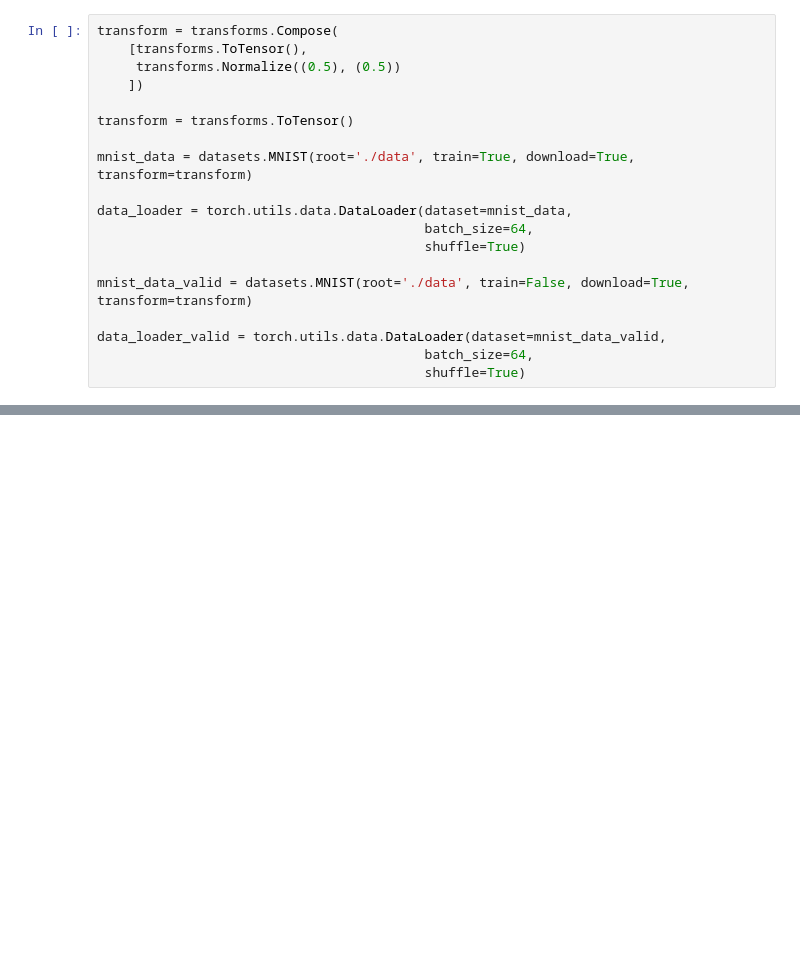
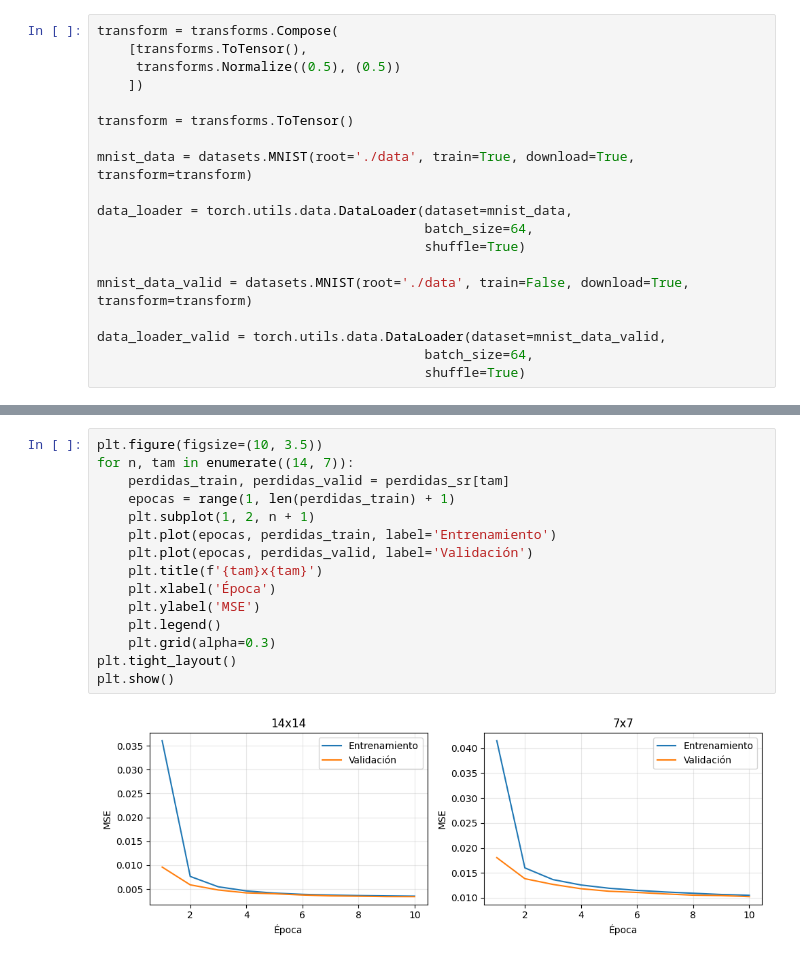
Before and after one commit to Aprendizaje-Automatico-II/Autoencoders, a Jupyter notebook: superresolucion.ipynb, the cells around one changed output, grey strips where cells are left out. Saved outputs shown, nothing was run; the diff lists cells and outputs as text; blank space fills up the shorter version.

Commit message:
Entrenamiento, matrices de resultados y comparación con interpolación bilineal en superresolución

```diff
--- a/superresolucion.ipynb
+++ b/superresolucion.ipynb
@@ -230,0 +314,17 @@ for tam in (14, 7):
+# %%
+plt.figure(figsize=(10, 3.5))
+for n, tam in enumerate((14, 7)):
+    perdidas_train, perdidas_valid = perdidas_sr[tam]
+    epocas = range(1, len(perdidas_train) + 1)
+    plt.subplot(1, 2, n + 1)
+    plt.plot(epocas, perdidas_train, label='Entrenamiento')
+    plt.plot(epocas, perdidas_valid, label='Validación')
+    plt.title(f'{tam}x{tam}')
+    plt.xlabel('Época')
+    plt.ylabel('MSE')
+    plt.legend()
+    plt.grid(alpha=0.3)
+plt.tight_layout()
+plt.show()
+# %% [output]
+[figure, added]
```
Also changed, not shown: parts of 15 cells of this notebook.
